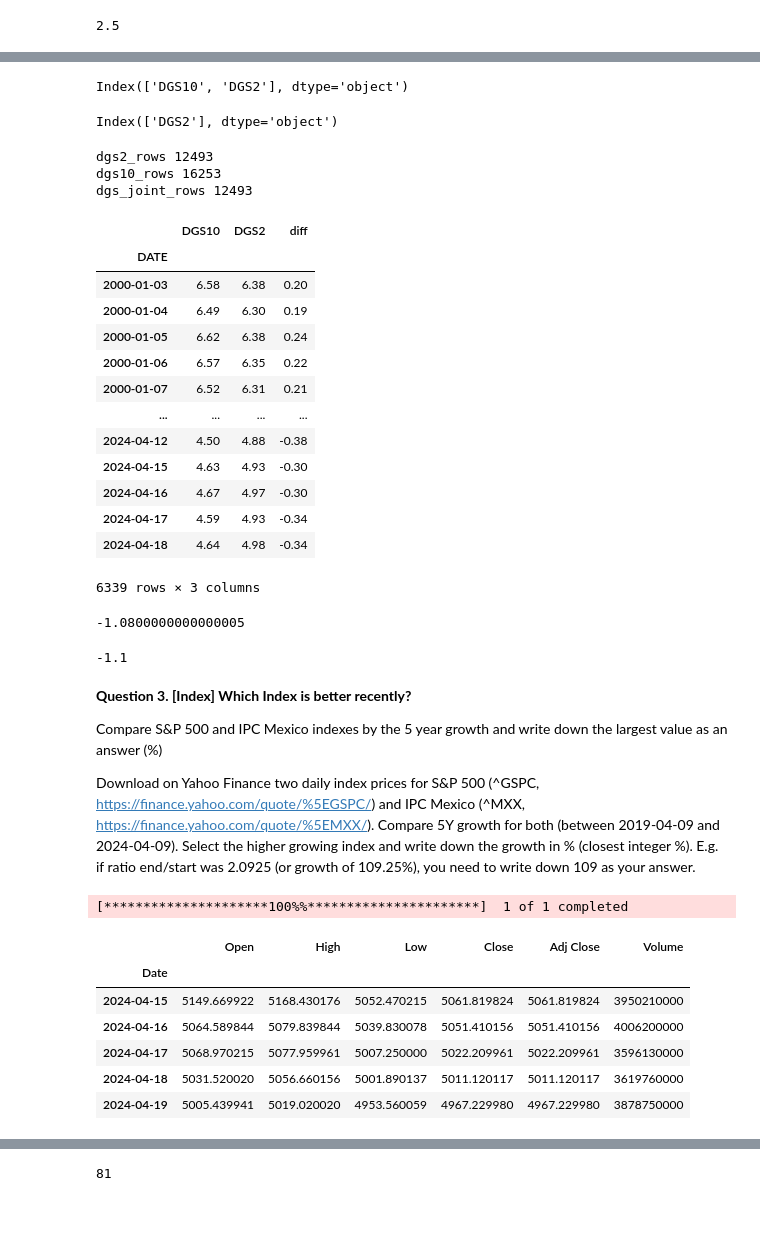
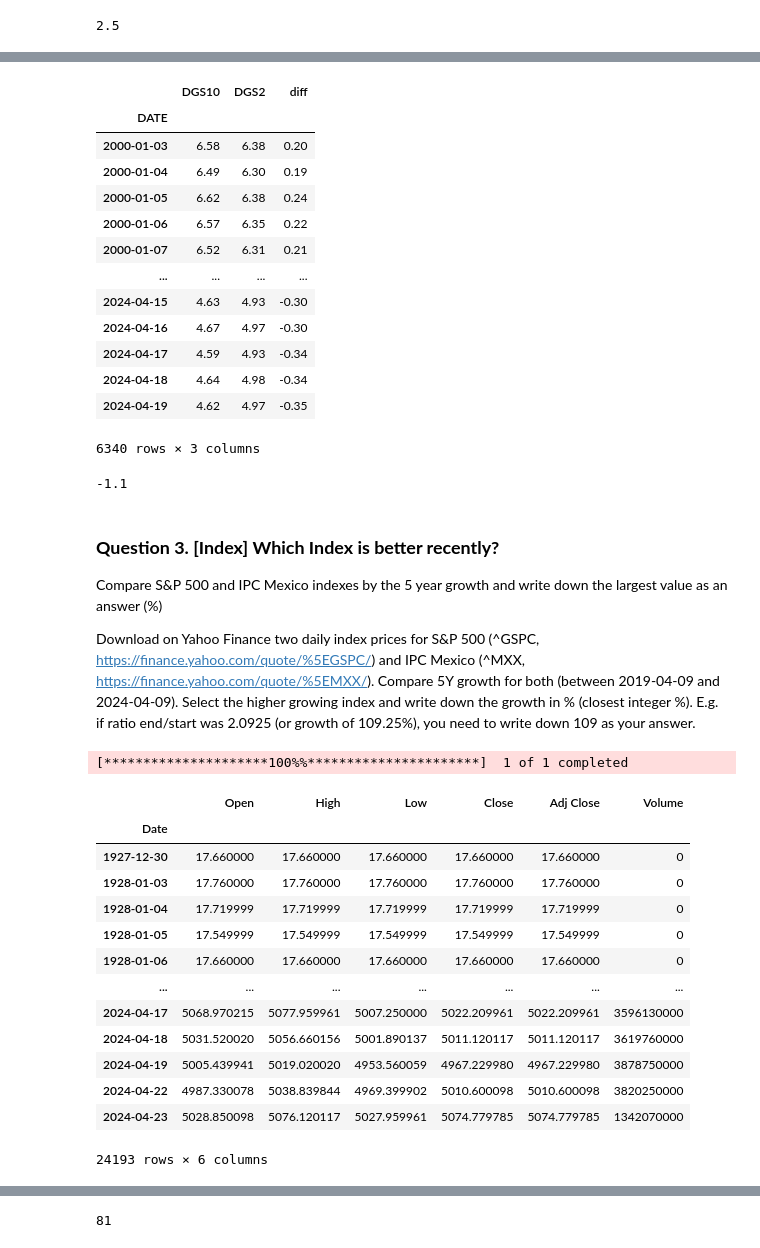
Before and after one commit to ptrisha/st_market_analytics_2024, a Jupyter notebook: 01-intro-and-data-sources/stock_analytics_hw1.ipynb, the cells around one changed output, grey strips where cells are left out. Cells and saved outputs as stored; diff of their text form; code cells hidden in the pictures; blank space fills up the shorter version.

```diff
--- a/01-intro-and-data-sources/stock_analytics_hw1.ipynb
+++ b/01-intro-and-data-sources/stock_analytics_hw1.ipynb
@@ -154,41 +169,21 @@ dgs_joint.tail()
-# %%
-dgs_joint.columns
-# %% [output]
-Index(['DGS10', 'DGS2'], dtype='object')
-# %%
-dgs2.columns
-# %% [output]
-Index(['DGS2'], dtype='object')
-# %%
-print('dgs2_rows', len(dgs2))
-print('dgs10_rows', len(dgs10))
-print('dgs_joint_rows', len(dgs_joint))
-# %% [output]
-dgs2_rows 12493
-dgs10_rows 16253
-dgs_joint_rows 12493
 # %%
 # compute the difference dgs10-dgs2
+
 dgs_joint['diff'] = dgs_joint['DGS10'] - dgs_joint['DGS2']
+dgs_joint
+# %% [output]
+|  | DGS10 | DGS2 | diff |
+| DATE |  |  |  |
+| 2000-01-03 | 6.58 | 6.38 | 0.20 |
+| 2000-01-04 | 6.49 | 6.30 | 0.19 |
+| 2000-01-05 | 6.62 | 6.38 | 0.24 |
+| 2000-01-06 | 6.57 | 6.35 | 0.22 |
+| 2000-01-07 | 6.52 | 6.31 | 0.21 |
+| ... | ... | ... | ... |
+| 2024-04-15 | 4.63 | 4.93 | -0.30 |
+| 2024-04-16 | 4.67 | 4.97 | -0.30 |
+| 2024-04-17 | 4.59 | 4.93 | -0.34 |
+| 2024-04-18 | 4.64 | 4.98 | -0.34 |
+| 2024-04-19 | 4.62 | 4.97 | -0.35 |
+6340 rows × 3 columns
-# %%
-dgs_joint.loc['20000101':]
-# %% [output]
-|  | DGS10 | DGS2 | diff |
-| DATE |  |  |  |
-| 2000-01-03 | 6.58 | 6.38 | 0.20 |
-| 2000-01-04 | 6.49 | 6.30 | 0.19 |
-| 2000-01-05 | 6.62 | 6.38 | 0.24 |
-| 2000-01-06 | 6.57 | 6.35 | 0.22 |
-| 2000-01-07 | 6.52 | 6.31 | 0.21 |
-| ... | ... | ... | ... |
-| 2024-04-12 | 4.50 | 4.88 | -0.38 |
-| 2024-04-15 | 4.63 | 4.93 | -0.30 |
-| 2024-04-16 | 4.67 | 4.97 | -0.30 |
-| 2024-04-17 | 4.59 | 4.93 | -0.34 |
-| 2024-04-18 | 4.64 | 4.98 | -0.34 |
-6339 rows × 3 columns
-# %%
-dgs_joint.loc['20000101':]['diff'].min()
-# %% [output]
--1.0800000000000005
 # %%
@@ -196,29 +191,37 @@ round(dgs_joint.loc['20000101':]['diff'].min(), 1)
 # %% [output]
 -1.1
 # %% [markdown]
-**Question 3. [Index] Which Index is better recently?**
+### **Question 3. [Index] Which Index is better recently?**
 
 Compare S&P 500 and IPC Mexico indexes by the 5 year growth and write down the largest value as an answer (%)
 
 Download on Yahoo Finance two daily index prices for S&P 500 (^GSPC, https://finance.yahoo.com/quote/%5EGSPC/) and IPC Mexico (^MXX, https://finance.yahoo.com/quote/%5EMXX/). Compare 5Y growth for both (between 2019-04-09 and 2024-04-09). Select the higher growing index and write down the growth in % (closest integer %). E.g. if ratio end/start was 2.0925 (or growth of 109.25%), you need to write down 109 as your answer.
 # %%
 # INDEXES from Yahoo Finance
-# S&P500 index
+# S&P500 index and IPC Mexico index
 # WEB: https://finance.yahoo.com/quote/%5EGSPC
 # WEB: https://finance.yahoo.com/quote/%5EMXX/
+
 sp500_daily = yf.download(tickers = "^GSPC",
                      period = "max",
                      interval = "1d")
-sp500_daily.tail()
+sp500_daily
 # %% [output]
 [*********************100%%**********************]  1 of 1 completed
 |  | Open | High | Low | Close | Adj Close | Volume |
 | Date |  |  |  |  |  |  |
-| 2024-04-15 | 5149.669922 | 5168.430176 | 5052.470215 | 5061.819824 | 5061.819824 | 3950210000 |
-| 2024-04-16 | 5064.589844 | 5079.839844 | 5039.830078 | 5051.410156 | 5051.410156 | 4006200000 |
+| 1927-12-30 | 17.660000 | 17.660000 | 17.660000 | 17.660000 | 17.660000 | 0 |
+| 1928-01-03 | 17.760000 | 17.760000 | 17.760000 | 17.760000 | 17.760000 | 0 |
+| 1928-01-04 | 17.719999 | 17.719999 | 17.719999 | 17.719999 | 17.719999 | 0 |
+| 1928-01-05 | 17.549999 | 17.549999 | 17.549999 | 17.549999 | 17.549999 | 0 |
+| 1928-01-06 | 17.660000 | 17.660000 | 17.660000 | 17.660000 | 17.660000 | 0 |
+| ... | ... | ... | ... | ... | ... | ... |
 | 2024-04-17 | 5068.970215 | 5077.959961 | 5007.250000 | 5022.209961 | 5022.209961 | 3596130000 |
 | 2024-04-18 | 5031.520020 | 5056.660156 | 5001.890137 | 5011.120117 | 5011.120117 | 3619760000 |
 | 2024-04-19 | 5005.439941 | 5019.020020 | 4953.560059 | 4967.229980 | 4967.229980 | 3878750000 |
+| 2024-04-22 | 4987.330078 | 5038.839844 | 4969.399902 | 5010.600098 | 5010.600098 | 3820250000 |
+| 2024-04-23 | 5028.850098 | 5076.120117 | 5027.959961 | 5074.779785 | 5074.779785 | 1342070000 |
+24193 rows × 6 columns
 # %%
 ipc_mex_daily = yf.download(tickers = "^MXX",
                      period = "max",
```
Also changed, not shown: parts of 21 cells of this notebook.
